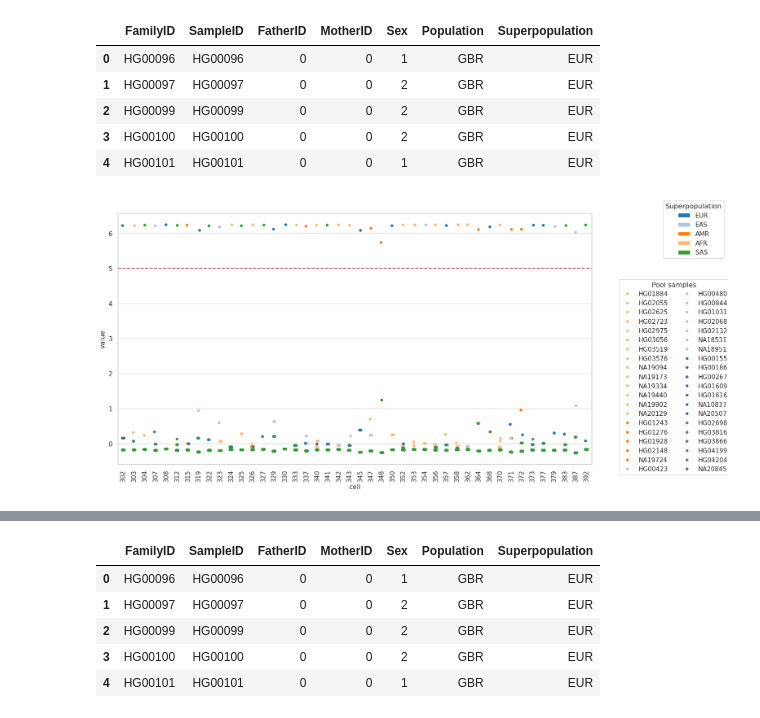
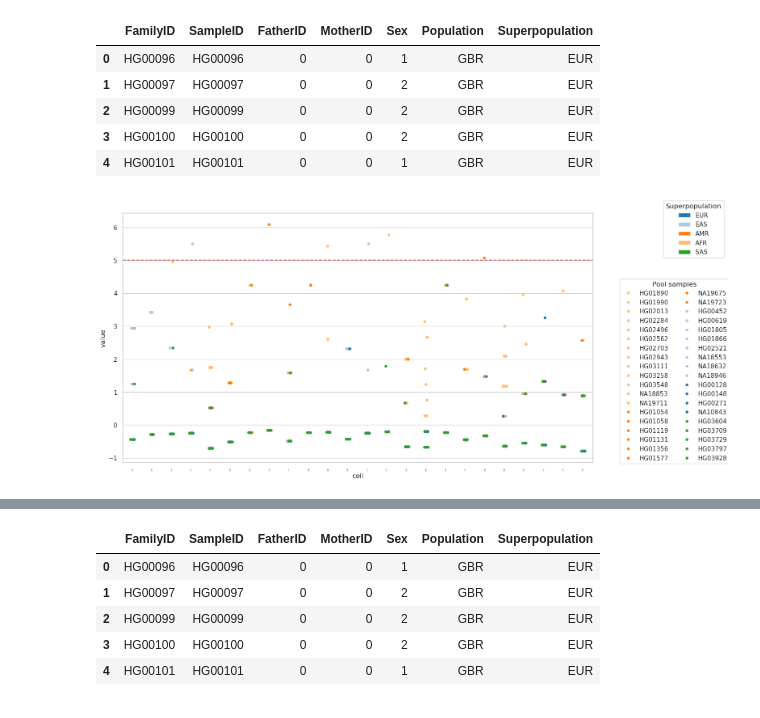
Before and after one commit to weber8thomas/pooled-strandseq-demultiplexing, a Jupyter notebook: notebooks/clean_new_discovery_version.tmp.py.ipynb, the cells around one changed output, grey strips where cells are left out. Cells and saved outputs as stored; diff of their text form; code cells hidden in the pictures.

```diff
--- a/notebooks/clean_new_discovery_version.tmp.py.ipynb
+++ b/notebooks/clean_new_discovery_version.tmp.py.ipynb
@@ -241,7 +264,7 @@ merge_df.cell_line.nunique()
 
 pd.options.display.max_rows = 200
 pd.options.display.max_columns = 200
-mosaicatcher_stats = pd.concat([pd.read_csv("/scratch/tweber/DATA/MC_DATA/STOCKS/{}/counts/{}.info_raw".format(sample, sample.split("/")[-1]), sep="\t", skiprows=13) for sample in l_samples])
+mosaicatcher_stats = pd.concat([pd.read_csv("{}/{}/counts/{}.info_raw".format(parent_folder, sample, sample.split("/")[-1]), sep="\t", skiprows=13) for sample in l_samples])
 mosaicatcher_stats["cell"] = mosaicatcher_stats["cell"].str.replace(".sort.mdup.bam", "")
 mosaicatcher_stats.head()
 # %% [output]
@@ -256,7 +279,7 @@ mosaicatcher_stats.head()
 
 pd.options.display.max_rows = 200
 pd.options.display.max_columns = 200
-ashleys_labels = pd.concat([pd.read_csv(f"/scratch/tweber/DATA/MC_DATA/STOCKS/{sample}/cell_selection/labels.tsv", sep="\t") for sample in l_samples])
+ashleys_labels = pd.concat([pd.read_csv(f"{parent_folder}/{sample}/cell_selection/labels.tsv", sep="\t") for sample in l_samples])
 ashleys_labels["cell"] = ashleys_labels["cell"].str.replace(".sort.mdup.bam", "")
 ashleys_labels.head()
 # %% [output]
@@ -269,4 +292,4 @@ ashleys_labels.head()
 # %%
-combine_ashleys_mc_stats = pd.merge(ashleys_labels, mosaicatcher_stats, on=["sample", "cell"], how="inner")
+combine_ashleys_mc_stats = pd.merge(ashleys_labels, mosaicatcher_stats, on=["cell"], how="inner")
 combine_ashleys_mc_stats.head()
 # %% [output]
@@ -285,7 +328,8 @@ gb_sample_count = merge_df.rename({"cell_line": "cell"}, axis=1).groupby(["cell"
 gb_sample_count_stats = gb_sample_count.rename(columns={"cell_line": "cell"})
 gb_sample_count_stats = pd.merge(gb_sample_count_stats, combine_ashleys_mc_stats, on=["cell"], how="inner")
 gb_sample_count_stats = gb_sample_count_stats.loc[gb_sample_count_stats["prediction"] == 1]
-gb_sample_count_stats["cell"] = gb_sample_count_stats["cell"].apply(lambda r: r.split(index)[1])
+if index:
+    gb_sample_count_stats["cell"] = gb_sample_count_stats["cell"].apply(lambda r: r.split(index)[1])
 gb_sample_count_stats.to_csv(f"{output_dir}/{sample_for_savedir}/groupby_sample_counts_with_stats.tsv.gz", sep="\t", compression="gzip")
 gb_sample_count_stats.head()
 # %% [output]
@@ -542,7 +591,7 @@ palette_tmp = melt_pivot_table_stats_zscore_tmp[["SampleID", "color"]].drop_dupl
 # Plotting
 plt.figure(figsize=(15,8))
 ax = sns.stripplot(data=melt_pivot_table_stats_zscore_tmp, x="cell", y="value", hue="SampleID", palette=palette_tmp)
-ax.set_xticklabels(labels=ax.get_xticklabels(), rotation=90)
+ax.set_xticklabels(labels=ax.get_xticklabels(), rotation=90, fontsize=2)
 plt.axhline(5, ls="--", lw=1.5, color="r")
 
 # Add text box for the summary
@@ -574,34 +623,34 @@ props = dict(boxstyle='round', facecolor='grey', alpha=0.5)
 #legend_handles = [Patch(facecolor=color_dict[pop], label=pop) for pop in unique_superpopulations]
 
 # First legend for SampleID - this is automatically added by seaborn, so we get it and set again
 #h, l = ax.get_legend_handles_labels()
 #first_legend = ax.legend(h, l, bbox_to_anchor=(1.025, 1), loc='upper left', ncol=3, title="Sample")
 #plt.gca().add_artist(first_legend)
 #
 ## Second legend for superpopulations
 #ax.legend(handles=legend_handles, bbox_to_anchor=(1.025, 0.5), loc='center left', title="Superpopulation")
 
 
 #ax.set_ylim(2,6.3)
 ax.figure.savefig(f"{output_dir}/{sample_for_savedir}/zscore_distribution.png")
 
 # Step 1: Manually obtain handles and labels for the "Pool samples"
 handles, labels = ax.get_legend_handles_labels()
 
 # Step 2: Create the first legend for "Pool samples"
 sample_legend = ax.legend(handles, labels, bbox_to_anchor=(1.05, 0.75), loc='upper left', ncol=2, title="Pool samples")
 
 # Important: Add this first legend back as an artist to the axes
 plt.gca().add_artist(sample_legend)
 
 # Step 3: Create the second legend for "Superpopulation"
 superpop_handles = [Patch(facecolor=color_dict[pop], label=pop) for pop in unique_superpopulations]
 superpop_legend = ax.legend(handles=superpop_handles, title="Superpopulation", bbox_to_anchor=(1.15, 1.05), loc='upper left', borderaxespad=0.)
 
 #plt.tight_layout()
 plt.show()
 # %% [output]
-[figure, old version]
+[figure, new version]
 # %%
 mask = [col for col in pivot_table_stats_zscore.columns if col[0] != 'Random_for_sanity_check']
 
```
Also changed, not shown: parts of 54 cells of this notebook, 5 other files.
